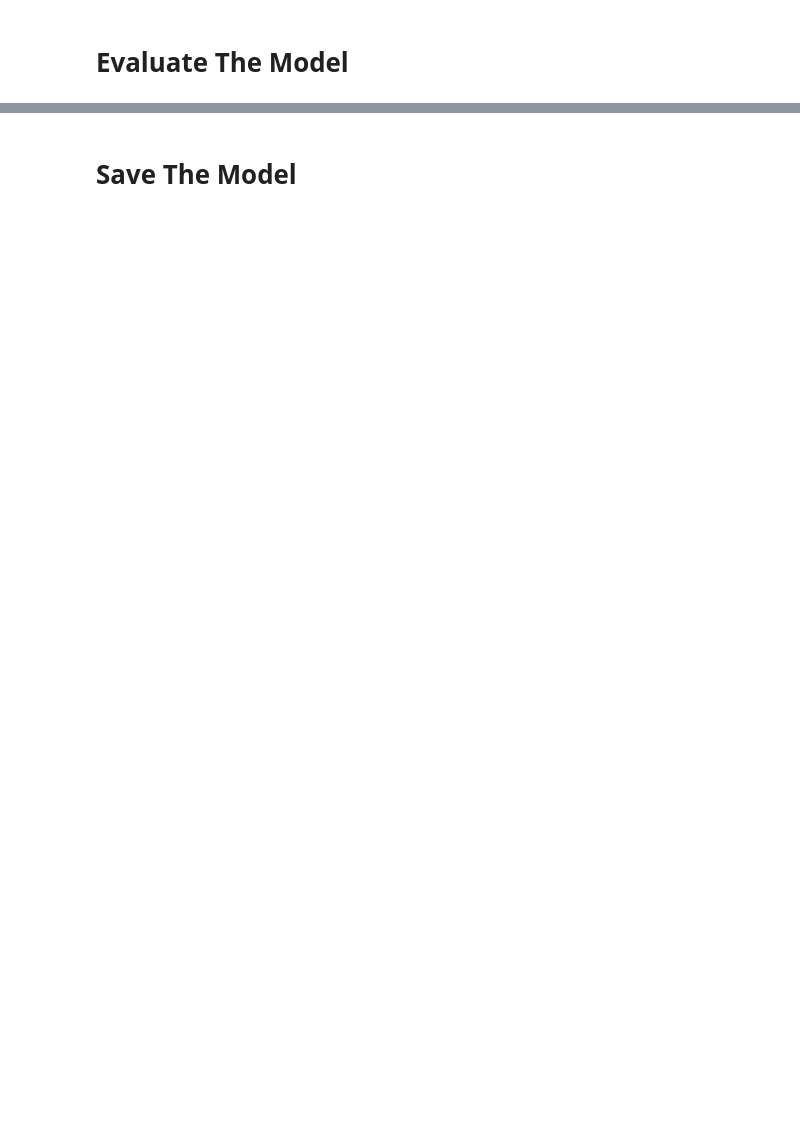
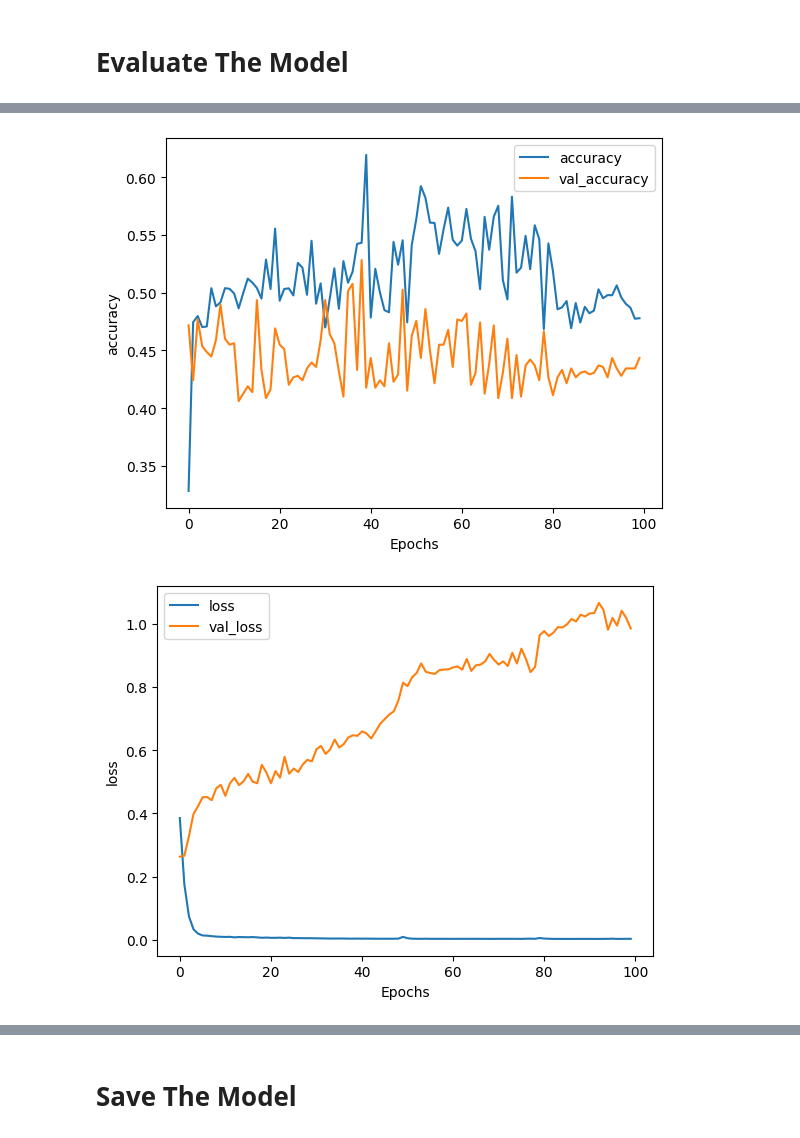
Before and after one commit to Carcinamon-Community/toxic_comment_detection, a Jupyter notebook: toxic_comment_detection.ipynb, the cells around one changed output, grey strips where cells are left out. Drawn from its saved outputs; the diff is of its cells as text; code cells hidden in the pictures; blank space fills up the shorter version.

```diff
--- a/toxic_comment_detection.ipynb
+++ b/toxic_comment_detection.ipynb
@@ -251,0 +287,4 @@ Epoch 100/100
+# %%
+model_2 = create_model(NUM_WORDS, EMBEDDING_DIM, MAXLEN)
+
+history_2 = model_2.fit(train_padded_seq, train_labels, epochs=100, validation_data=(test_padded_seq, test_labels))
@@ -267,0 +481,14 @@ plot_graphs(history, "loss")
+# %%
+def plot_graphs(history_2, metric):
+    plt.plot(history_2.history[metric])
+    plt.plot(history_2.history[f'val_{metric}'])
+    plt.xlabel("Epochs")
+    plt.ylabel(metric)
+    plt.legend([metric, f'val_{metric}'])
+    plt.show()
+
+plot_graphs(history_2, "accuracy")
+plot_graphs(history_2, "loss")
+# %% [output]
+[figure, added]
+[figure, added]
```
Also changed, not shown: parts of 17 cells of this notebook.
